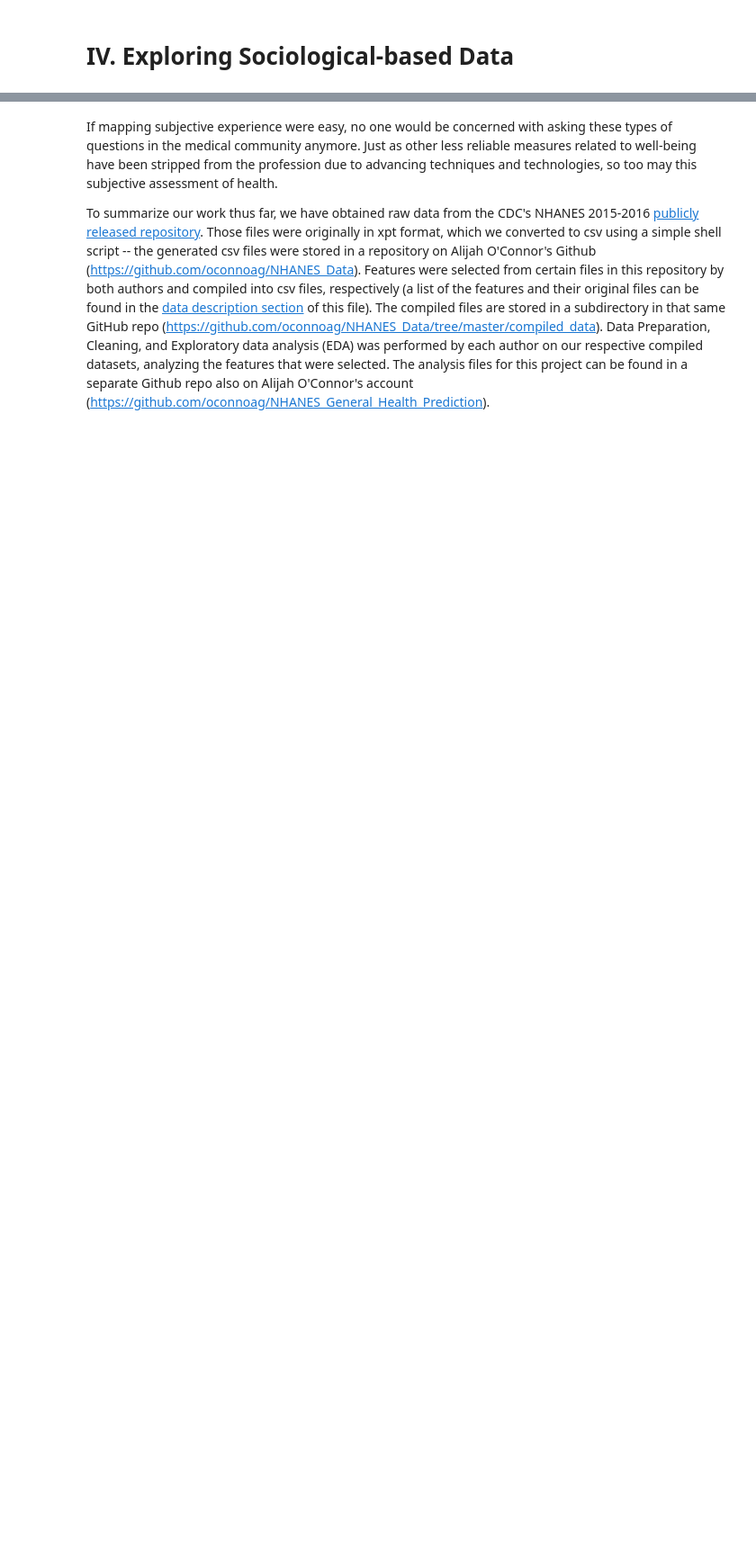
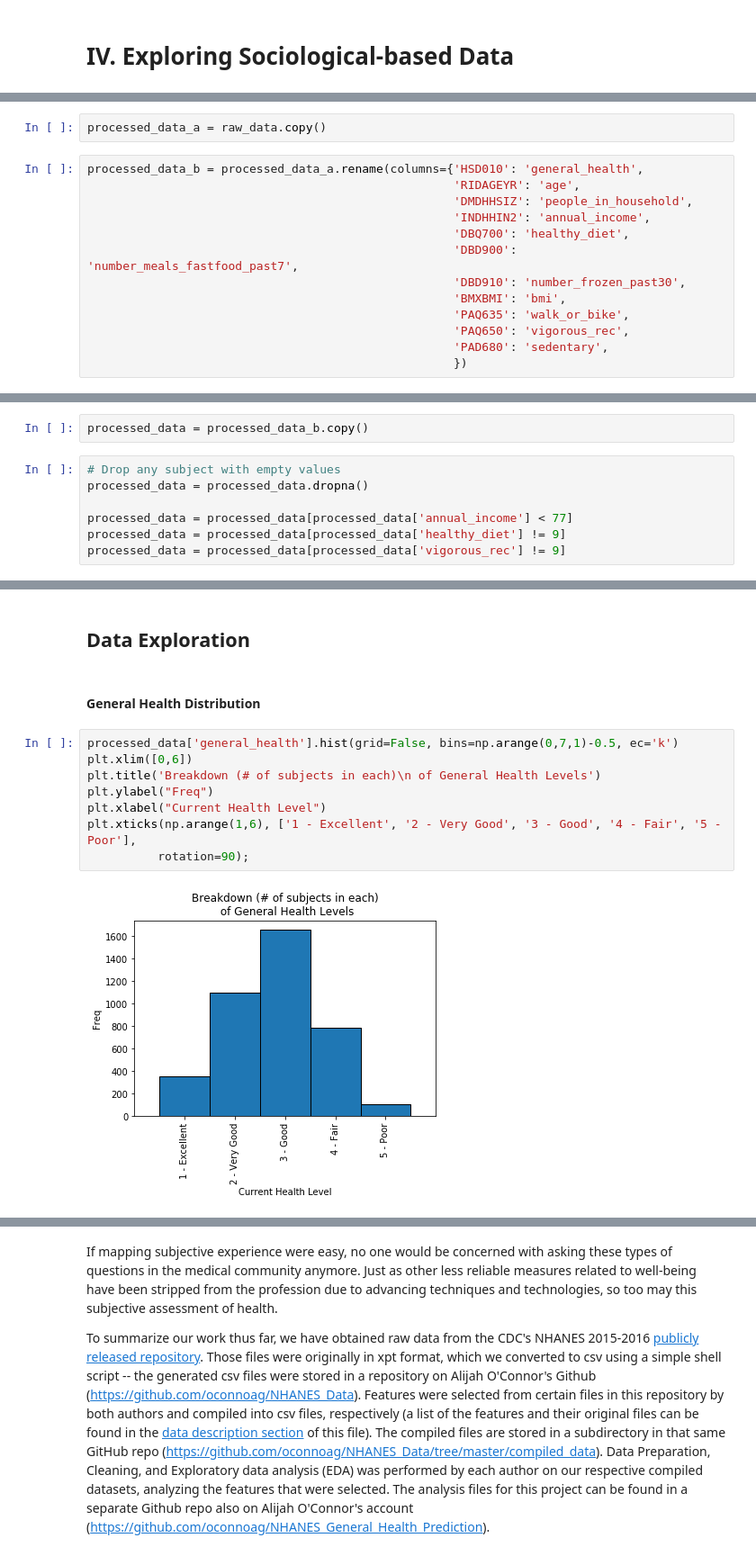
Before and after one commit to oconnoag/NHANES_General_Health_Prediction, a Jupyter notebook: general_health_eda.ipynb, the cells around one changed output, grey strips where cells are left out. Shown at 90% size. Cells and saved outputs as stored; diff of their text form; blank space fills up the shorter version.

```diff
--- a/general_health_eda.ipynb
+++ b/general_health_eda.ipynb
@@ -412 +416,16 @@ sns.heatmap(data=lab_selected_features.corr(), vmin=-.5, vmax=.5, cmap='seismic'
+# %%
+processed_data_a = raw_data.copy()
+# %%
+processed_data_b = processed_data_a.rename(columns={'HSD010': 'general_health',
+                                                    'RIDAGEYR': 'age',
+                                                    'DMDHHSIZ': 'people_in_household',
+                                                    'INDHHIN2': 'annual_income',
+                                                    'DBQ700': 'healthy_diet',
+                                                    'DBD900': 'number_meals_fastfood_past7',
+                                                    'DBD910': 'number_frozen_past30',
+                                                    'BMXBMI': 'bmi',
+                                                    'PAQ635': 'walk_or_bike',
+                                                    'PAQ650': 'vigorous_rec',
+                                                    'PAD680': 'sedentary',
+                                                    })
 # %% [markdown]
@@ -413,0 +453,9 @@ sns.heatmap(data=lab_selected_features.corr(), vmin=-.5, vmax=.5, cmap='seismic'
+# %%
+processed_data = processed_data_b.copy()
+# %%
+# Drop any subject with empty values
+processed_data = processed_data.dropna()
+
+processed_data = processed_data[processed_data['annual_income'] < 77]
+processed_data = processed_data[processed_data['healthy_diet'] != 9]
+processed_data = processed_data[processed_data['vigorous_rec'] != 9]
@@ -413,0 +482,14 @@ sns.heatmap(data=lab_selected_features.corr(), vmin=-.5, vmax=.5, cmap='seismic'
+# %% [markdown]
+## Data Exploration
+# %% [markdown]
+#### General Health Distribution
+# %%
+processed_data['general_health'].hist(grid=False, bins=np.arange(0,7,1)-0.5, ec='k')
+plt.xlim([0,6])
+plt.title('Breakdown (# of subjects in each)\n of General Health Levels')
+plt.ylabel("Freq")
+plt.xlabel("Current Health Level")
+plt.xticks(np.arange(1,6), ['1 - Excellent', '2 - Very Good', '3 - Good', '4 - Fair', '5 - Poor'],
+          rotation=90);
+# %% [output]
+[figure, added]
```
Also changed, not shown: parts of 47 cells of this notebook, 1 other file.
